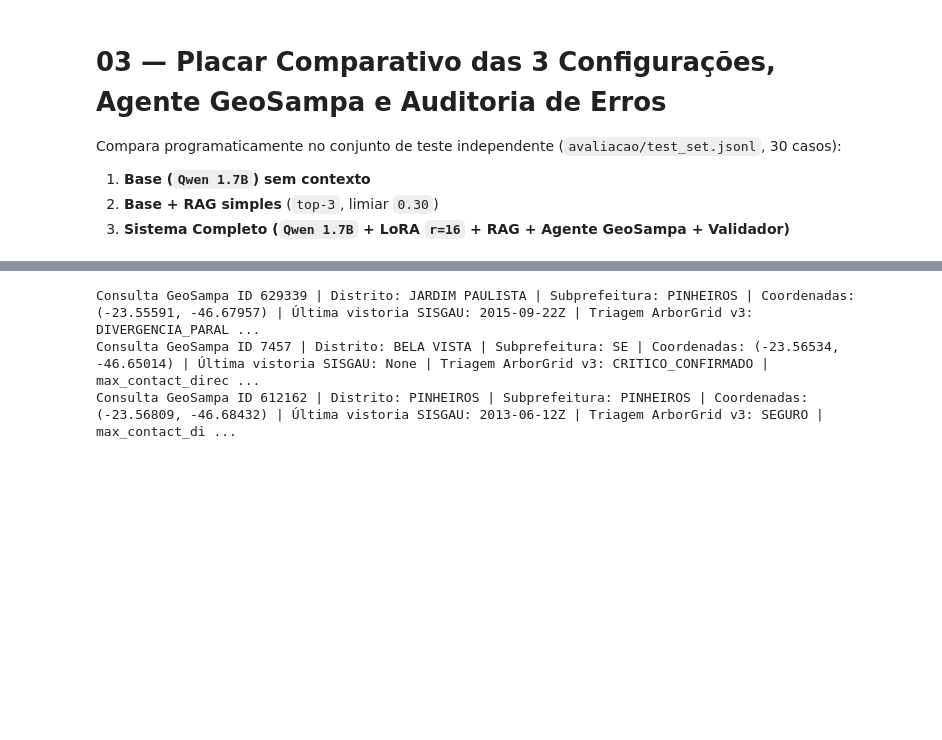
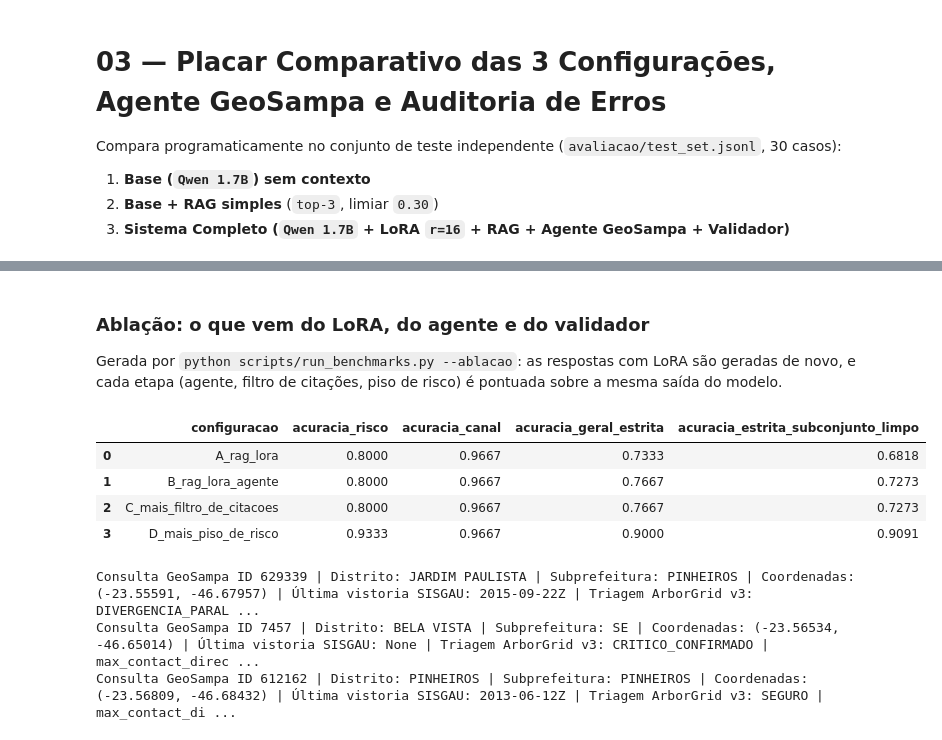
Before and after one commit to LM2124/Fiap-2026-GS2-CitizenTech-Projeto-Arborgrid, a Jupyter notebook: llm-assistant/notebooks/03_avaliacao_comparativa_e_agente.ipynb, the cells around one changed output, grey strips where cells are left out. Drawn from its saved outputs; the diff is of its cells as text; code cells hidden in the pictures; blank space fills up the shorter version.

```diff
--- a/llm-assistant/notebooks/03_avaliacao_comparativa_e_agente.ipynb
+++ b/llm-assistant/notebooks/03_avaliacao_comparativa_e_agente.ipynb
@@ -102,3 +102,15 @@ display(pd.DataFrame(audit_rows))
+# %% [markdown]
+### Ablação: o que vem do LoRA, do agente e do validador
+Gerada por `python scripts/run_benchmarks.py --ablacao`: as respostas com LoRA são geradas de novo, e cada etapa (agente, filtro de citações, piso de risco) é pontuada sobre a mesma saída do modelo.
+# %%
+df_ablacao = pd.read_csv(DIR_EVAL / 'ablacao_placar.csv')
+display(df_ablacao[['configuracao', 'acuracia_risco', 'acuracia_canal', 'acuracia_geral_estrita', 'acuracia_estrita_subconjunto_limpo']])
+# %% [output]
+|  | configuracao | acuracia_risco | acuracia_canal | acuracia_geral_estrita | acuracia_estrita_subconjunto_limpo |
+| 0 | A_rag_lora | 0.8000 | 0.9667 | 0.7333 | 0.6818 |
+| 1 | B_rag_lora_agente | 0.8000 | 0.9667 | 0.7667 | 0.7273 |
+| 2 | C_mais_filtro_de_citacoes | 0.8000 | 0.9667 | 0.7667 | 0.7273 |
+| 3 | D_mais_piso_de_risco | 0.9333 | 0.9667 | 0.9000 | 0.9091 |
 # %%
 from src.tools import ArborGridInspector
 
```
Also changed, not shown: parts of 4 cells of this notebook, 15 other files.
